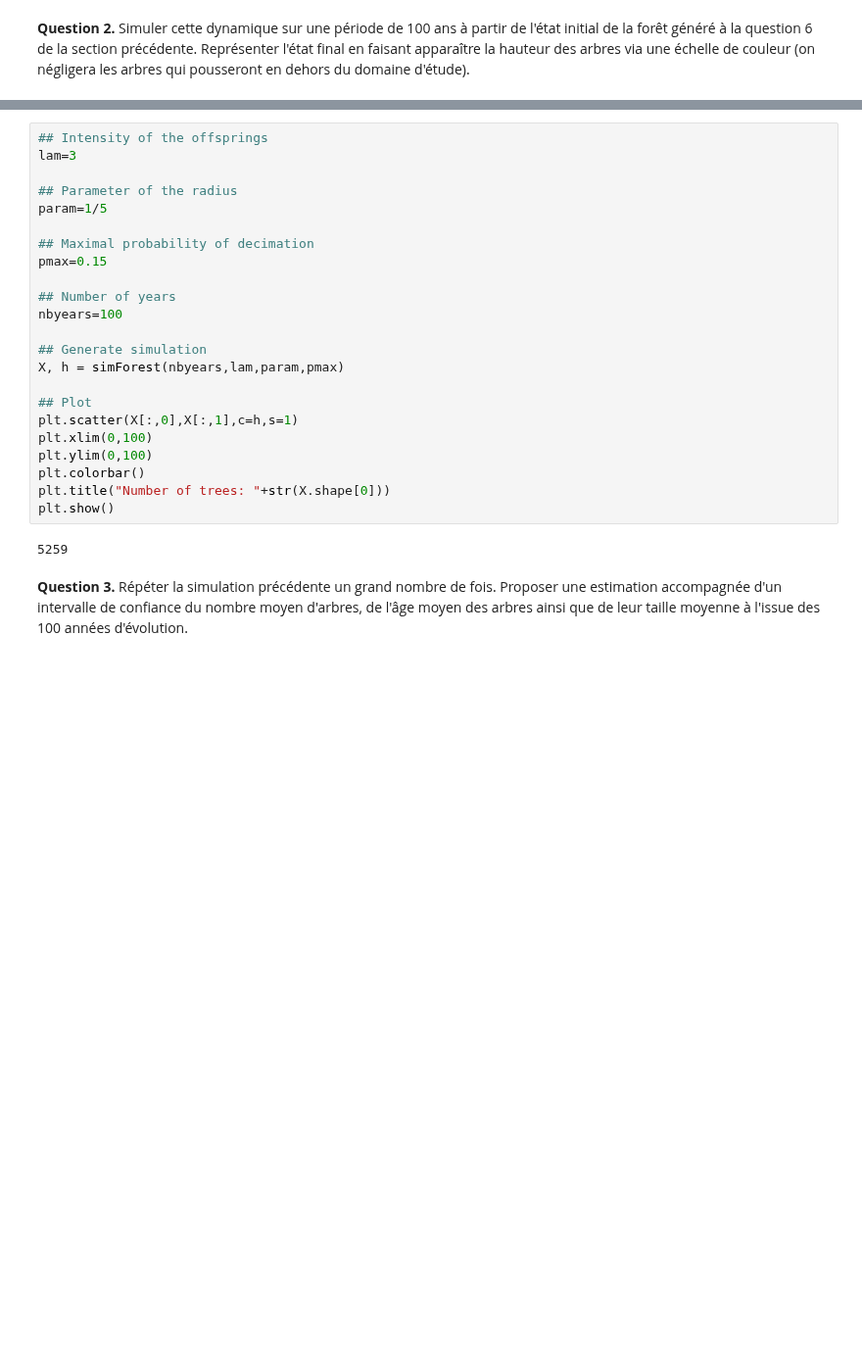
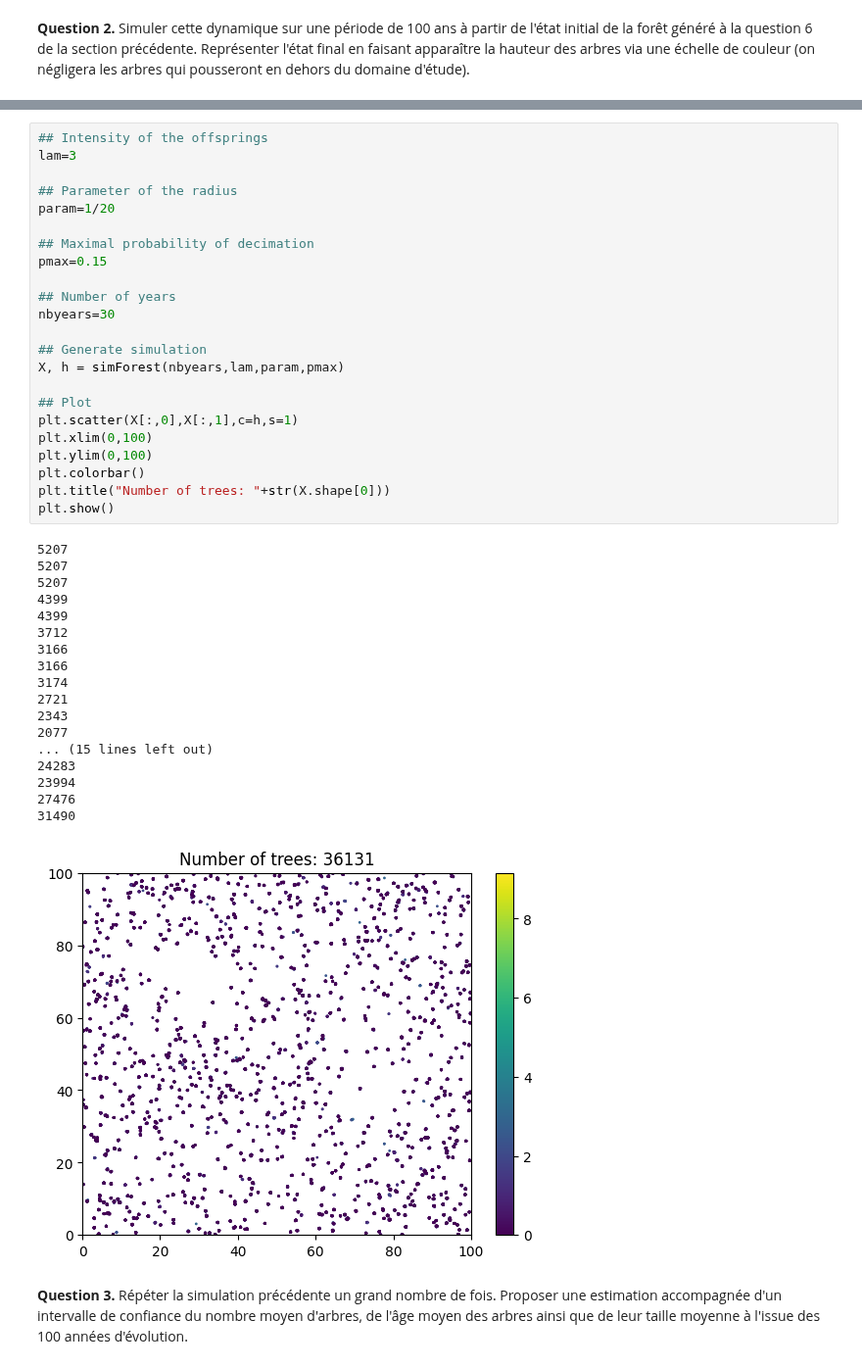
Before and after one commit to bonbonblond/Projet-info, a Jupyter notebook: Proba/Projet ProbabilitÃ©s.ipynb, the cells around one changed output, grey strips where cells are left out. Shown at 98% size. Cells and saved outputs as stored; diff of their text form; blank space fills up the shorter version.

```diff
--- a/Proba/Projet ProbabilitÃ©s.ipynb
+++ b/Proba/Projet ProbabilitÃ©s.ipynb
@@ -557,28 +557,45 @@ def simForest(nbyears,lam,param,pmin):
 # %%
 ## Intensity of the offsprings
 lam=3
 
 ## Parameter of the radius
-param=1/5
+param=1/20
 
 ## Maximal probability of decimation
 pmax=0.15
 
 ## Number of years
-nbyears=100
+nbyears=30
 
 ## Generate simulation
 X, h = simForest(nbyears,lam,param,pmax)
 
 ## Plot
 plt.scatter(X[:,0],X[:,1],c=h,s=1)
 plt.xlim(0,100)
 plt.ylim(0,100)
 plt.colorbar()
 plt.title("Number of trees: "+str(X.shape[0]))
 plt.show()
 # %% [output]
-5259
+5207
+5207
+5207
+4399
+4399
+3712
+3166
+3166
+3174
+2721
+2343
+2077
+... (15 lines left out)
+24283
+23994
+27476
+31490
+[figure, added]
 # %% [markdown]
 
 **Question 3.** Répéter la simulation précédente un grand nombre de fois. Proposer une estimation accompagnée d'un intervalle de confiance du nombre moyen d'arbres, de l'âge moyen des arbres ainsi que de leur taille moyenne à l'issue des 100 années d'évolution.
```
Also changed, not shown: parts of 2 cells of this notebook.
